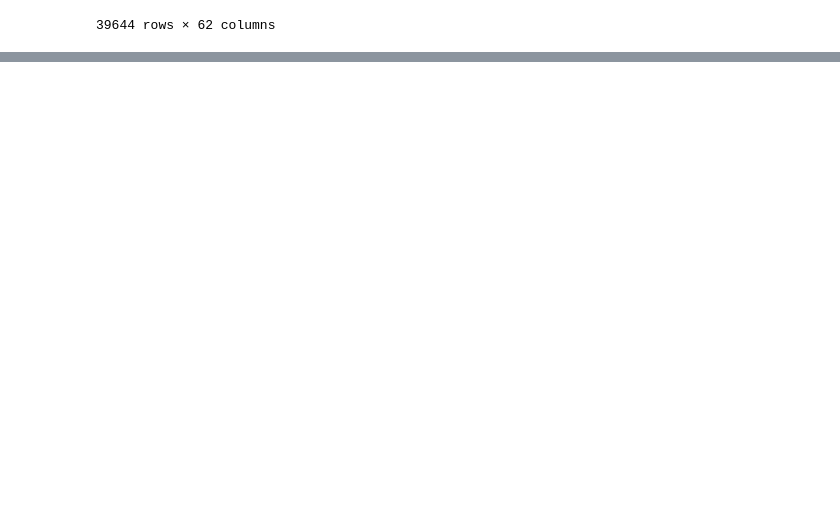
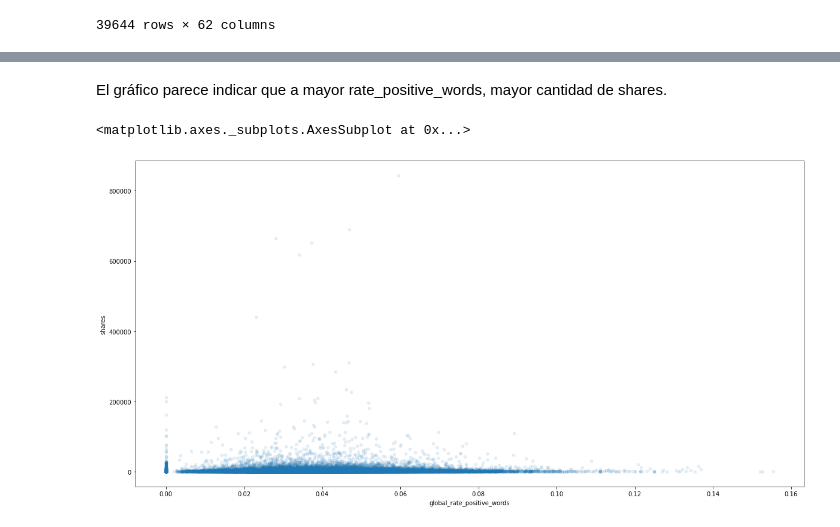
Before and after one commit to rodrigo103/AprendizajeAutomatico, a Jupyter notebook: TP1.ipynb, the cells around one changed output, grey strips where cells are left out. Drawn from its saved outputs; the diff is of its cells as text; code cells hidden in the pictures; blank space fills up the shorter version.

```diff
--- a/TP1.ipynb
+++ b/TP1.ipynb
@@ -177,0 +225,7 @@ Tal vez se podría observar gráficando global_rate_of_positive_works vs shares
+# %% [markdown]
+El gráfico parece indicar que a mayor rate_positive_words, mayor cantidad de shares.
+# %%
+df.plot(kind="scatter", x="global_rate_positive_words", y="shares", alpha=0.1, figsize=(20, 10))
+# %% [output]
+<matplotlib.axes._subplots.AxesSubplot at 0x...>
+[figure, added]
```
Also changed, not shown: parts of 41 cells of this notebook.
